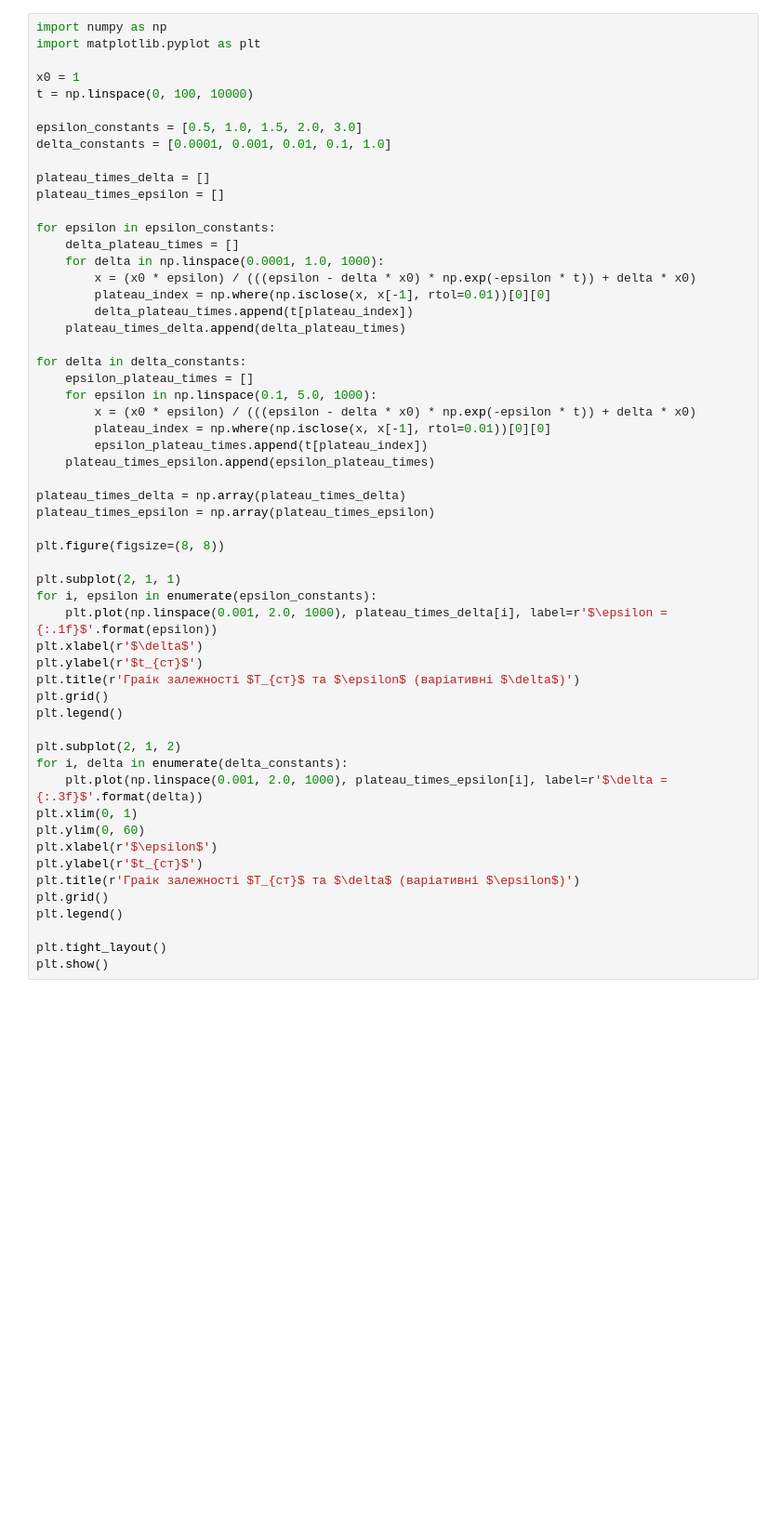
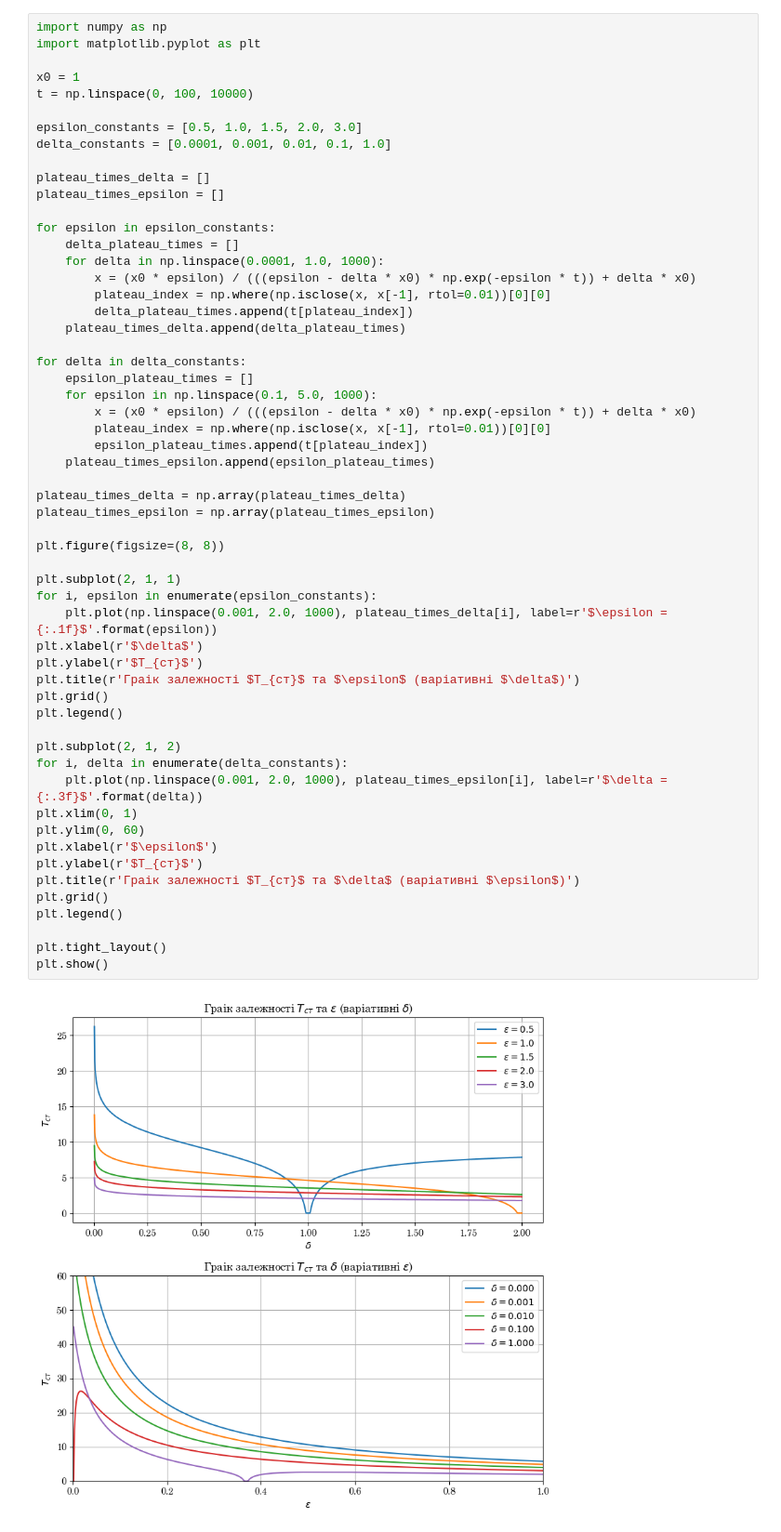
Before and after one commit to ArsenIsh26/Biophysics, a Jupyter notebook: Практична робота з Біофізики №2.ipynb, the cells around one changed output. Shown: that part at 93% size. Saved outputs shown, nothing was run; the diff lists cells and outputs as text; blank space fills up the shorter version.

```diff
--- a/Практична робота з Біофізики №2.ipynb
+++ b/Практична робота з Біофізики №2.ipynb
@@ -267,35 +275,37 @@ for delta in delta_constants:
         x = (x0 * epsilon) / (((epsilon - delta * x0) * np.exp(-epsilon * t)) + delta * x0)
         plateau_index = np.where(np.isclose(x, x[-1], rtol=0.01))[0][0]
         epsilon_plateau_times.append(t[plateau_index])
     plateau_times_epsilon.append(epsilon_plateau_times)
 
 plateau_times_delta = np.array(plateau_times_delta)
 plateau_times_epsilon = np.array(plateau_times_epsilon)
 
 plt.figure(figsize=(8, 8))
 
 plt.subplot(2, 1, 1)
 for i, epsilon in enumerate(epsilon_constants):
     plt.plot(np.linspace(0.001, 2.0, 1000), plateau_times_delta[i], label=r'$\epsilon = {:.1f}$'.format(epsilon))
 plt.xlabel(r'$\delta$')
-plt.ylabel(r'$t_{ст}$')
+plt.ylabel(r'$T_{ст}$')
 plt.title(r'Граік залежності $T_{ст}$ та $\epsilon$ (варіативні $\delta$)')
 plt.grid()
 plt.legend()
 
 plt.subplot(2, 1, 2)
 for i, delta in enumerate(delta_constants):
     plt.plot(np.linspace(0.001, 2.0, 1000), plateau_times_epsilon[i], label=r'$\delta = {:.3f}$'.format(delta))
 plt.xlim(0, 1)
 plt.ylim(0, 60)
 plt.xlabel(r'$\epsilon$')
-plt.ylabel(r'$t_{ст}$')
+plt.ylabel(r'$T_{ст}$')
 plt.title(r'Граік залежності $T_{ст}$ та $\delta$ (варіативні $\epsilon$)')
 plt.grid()
 plt.legend()
 
 plt.tight_layout()
 plt.show()
+# %% [output]
+[figure, added]
 # %%
 import numpy as np
 import matplotlib.pyplot as plt
```
Also changed, not shown: parts of 6 cells of this notebook.
